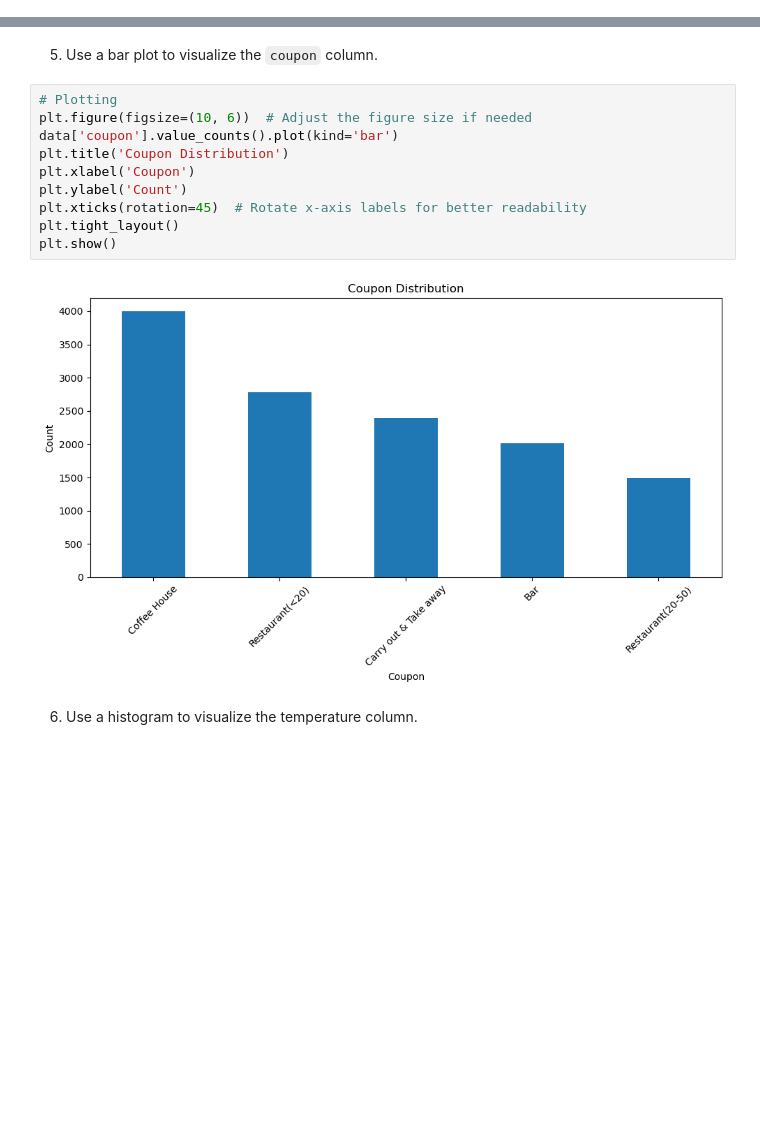
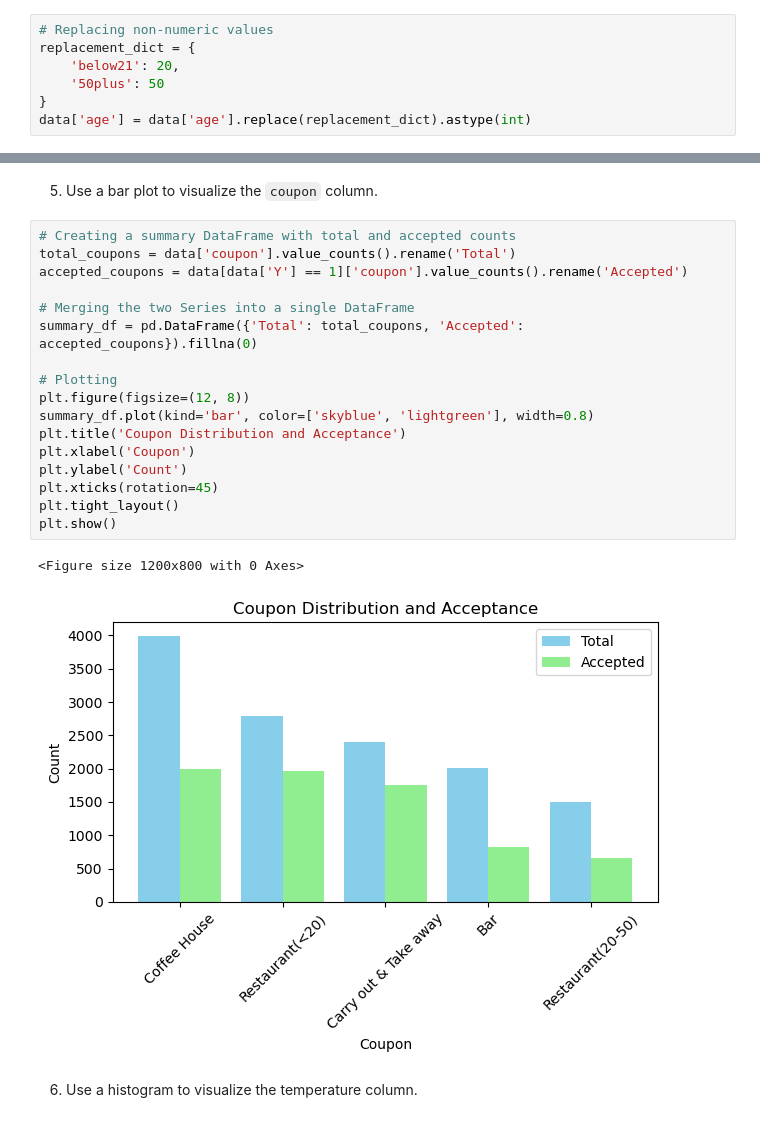
Before and after one commit to tmadrms/UC-1, a Jupyter notebook: prompt.ipynb, the cells around one changed output, grey strips where cells are left out. Saved outputs shown, nothing was run; the diff lists cells and outputs as text; blank space fills up the shorter version.

Commit message:
Added exploration for Coffee House coupons.

```diff
--- a/prompt.ipynb
+++ b/prompt.ipynb
@@ -186,4 +190,11 @@ gt8       264
 Name: count, dtype: int64
+# %%
+# Replacing non-numeric values
+replacement_dict = {
+    'below21': 20,
+    '50plus': 50
+}
+data['age'] = data['age'].replace(replacement_dict).astype(int)
 # %% [markdown]
 3. Decide what to do about your missing data -- drop, replace, other...
 # %%
@@ -228,18 +239,26 @@ print(formatted_mean_y)
 56.84%
 # %% [markdown]
 5. Use a bar plot to visualize the `coupon` column.
-# %%
-# Plotting
-plt.figure(figsize=(10, 6))  # Adjust the figure size if needed
-data['coupon'].value_counts().plot(kind='bar')
-plt.title('Coupon Distribution')
-plt.xlabel('Coupon')
-plt.ylabel('Count')
-plt.xticks(rotation=45)  # Rotate x-axis labels for better readability
-plt.tight_layout()
-plt.show()
-# %% [output]
-[figure, removed]
+# %%
+# Creating a summary DataFrame with total and accepted counts
+total_coupons = data['coupon'].value_counts().rename('Total')
+accepted_coupons = data[data['Y'] == 1]['coupon'].value_counts().rename('Accepted')
+
+# Merging the two Series into a single DataFrame
+summary_df = pd.DataFrame({'Total': total_coupons, 'Accepted': accepted_coupons}).fillna(0)
+
+# Plotting
+plt.figure(figsize=(12, 8))
+summary_df.plot(kind='bar', color=['skyblue', 'lightgreen'], width=0.8)
+plt.title('Coupon Distribution and Acceptance')
+plt.xlabel('Coupon')
+plt.ylabel('Count')
+plt.xticks(rotation=45)
+plt.tight_layout()
+plt.show()
+# %% [output]
+<Figure size 1200x800 with 0 Axes>
+[figure, added]
 # %% [markdown]
 6. Use a histogram to visualize the temperature column.
 # %%
```
Also changed, not shown: parts of 10 cells of this notebook.
